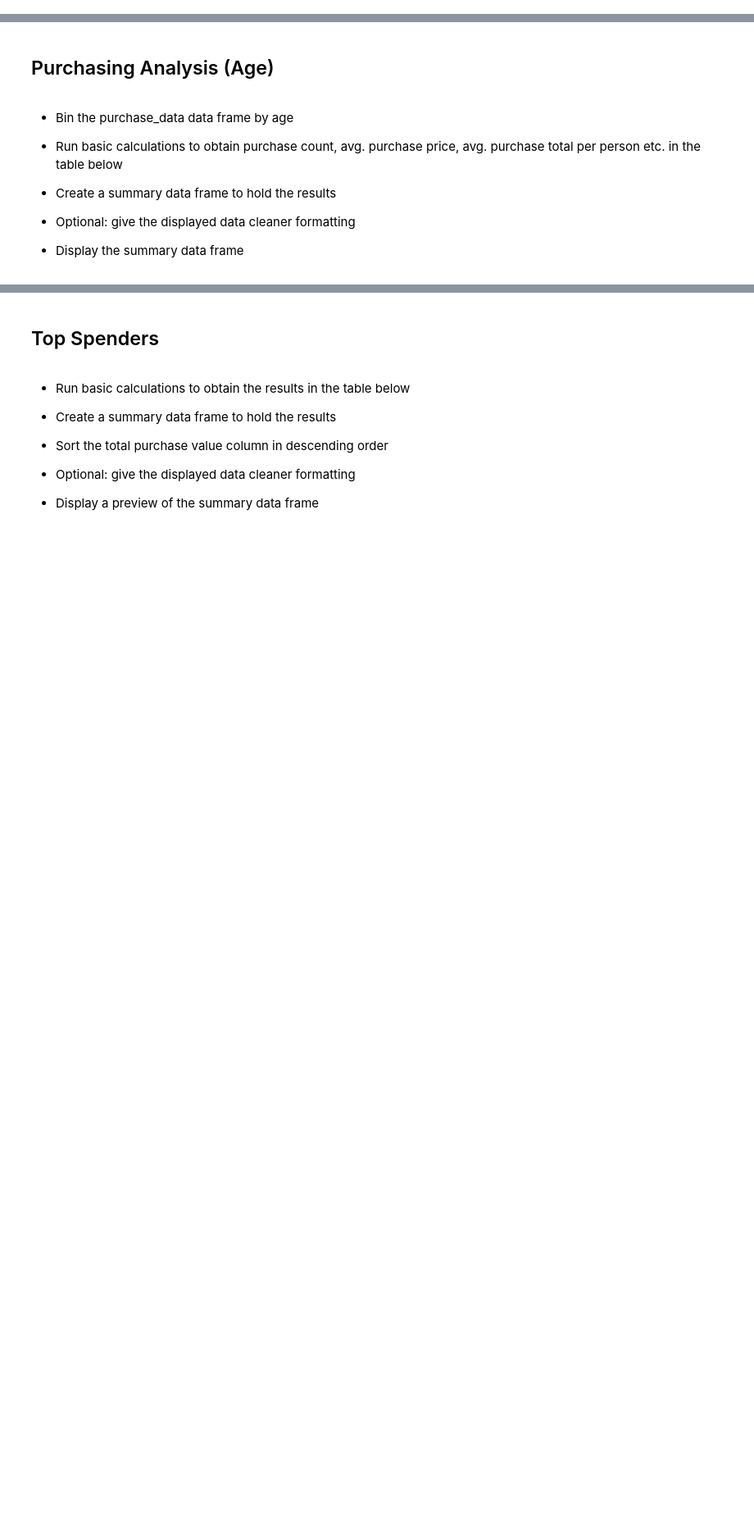
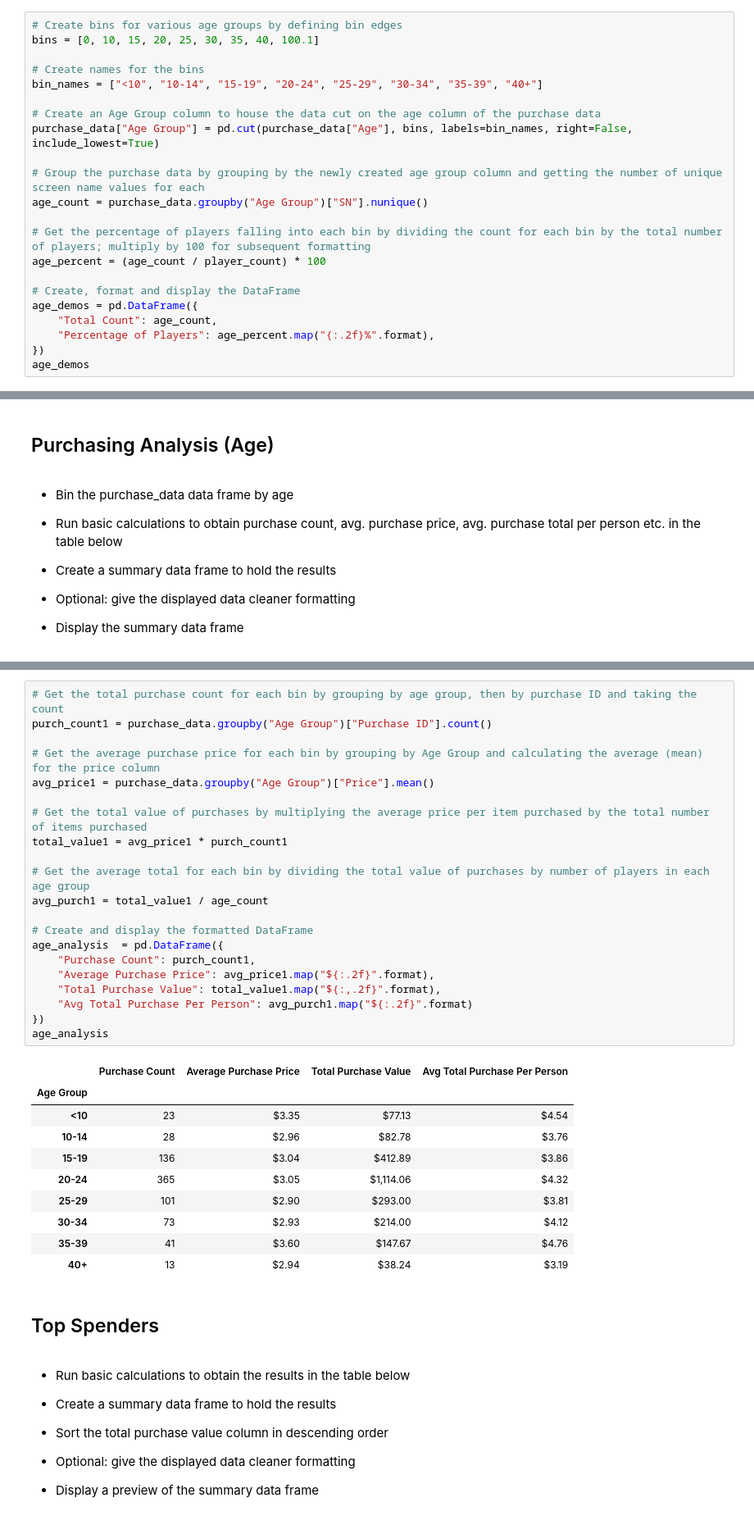
Before and after one commit to dwisinski/Pandas-challenge, a Jupyter notebook: HeroesOfPymoli.ipynb, the cells around one changed output, grey strips where cells are left out. Shown at 82% size. Cells and saved outputs as stored; diff of their text form; blank space fills up the shorter version.

```diff
--- a/HeroesOfPymoli.ipynb
+++ b/HeroesOfPymoli.ipynb
@@ -138,0 +144,22 @@ purch_analysis
+# %%
+# Create bins for various age groups by defining bin edges
+bins = [0, 10, 15, 20, 25, 30, 35, 40, 100.1]
+
+# Create names for the bins
+bin_names = ["<10", "10-14", "15-19", "20-24", "25-29", "30-34", "35-39", "40+"]
+
+# Create an Age Group column to house the data cut on the age column of the purchase data
+purchase_data["Age Group"] = pd.cut(purchase_data["Age"], bins, labels=bin_names, right=False, include_lowest=True)
+
+# Group the purchase data by grouping by the newly created age group column and getting the number of unique screen name values for each
+age_count = purchase_data.groupby("Age Group")["SN"].nunique()
+
+# Get the percentage of players falling into each bin by dividing the count for each bin by the total number of players; multiply by 100 for subsequent formatting
+age_percent = (age_count / player_count) * 100
+
+# Create, format and display the DataFrame
+age_demos = pd.DataFrame({
+    "Total Count": age_count,
+    "Percentage of Players": age_percent.map("{:.2f}%".format),
+})
+age_demos
@@ -167,3 +193,35 @@ purch_analysis
+# %%
+# Get the total purchase count for each bin by grouping by age group, then by purchase ID and taking the count
+purch_count1 = purchase_data.groupby("Age Group")["Purchase ID"].count()
+
+# Get the average purchase price for each bin by grouping by Age Group and calculating the average (mean) for the price column
+avg_price1 = purchase_data.groupby("Age Group")["Price"].mean()
+
+# Get the total value of purchases by multiplying the average price per item purchased by the total number of items purchased
+total_value1 = avg_price1 * purch_count1
+
+# Get the average total for each bin by dividing the total value of purchases by number of players in each age group
+avg_purch1 = total_value1 / age_count
+
+# Create and display the formatted DataFrame
+age_analysis  = pd.DataFrame({
+    "Purchase Count": purch_count1,
+    "Average Purchase Price": avg_price1.map("${:.2f}".format),
+    "Total Purchase Value": total_value1.map("${:,.2f}".format),
+    "Avg Total Purchase Per Person": avg_purch1.map("${:.2f}".format)
+})
+age_analysis
+# %% [output]
+|  | Purchase Count | Average Purchase Price | Total Purchase Value | Avg Total Purchase Per Person |
+| Age Group |  |  |  |  |
+| <10 | 23 | $3.35 | $77.13 | $4.54 |
+| 10-14 | 28 | $2.96 | $82.78 | $3.76 |
+| 15-19 | 136 | $3.04 | $412.89 | $3.86 |
+| 20-24 | 365 | $3.05 | $1,114.06 | $4.32 |
+| 25-29 | 101 | $2.90 | $293.00 | $3.81 |
+| 30-34 | 73 | $2.93 | $214.00 | $4.12 |
+| 35-39 | 41 | $3.60 | $147.67 | $4.76 |
+| 40+ | 13 | $2.94 | $38.24 | $3.19 |
 # %% [markdown]
 ## Top Spenders
 # %% [markdown]
```
Also changed, not shown: parts of 17 cells of this notebook, 1 other file.
